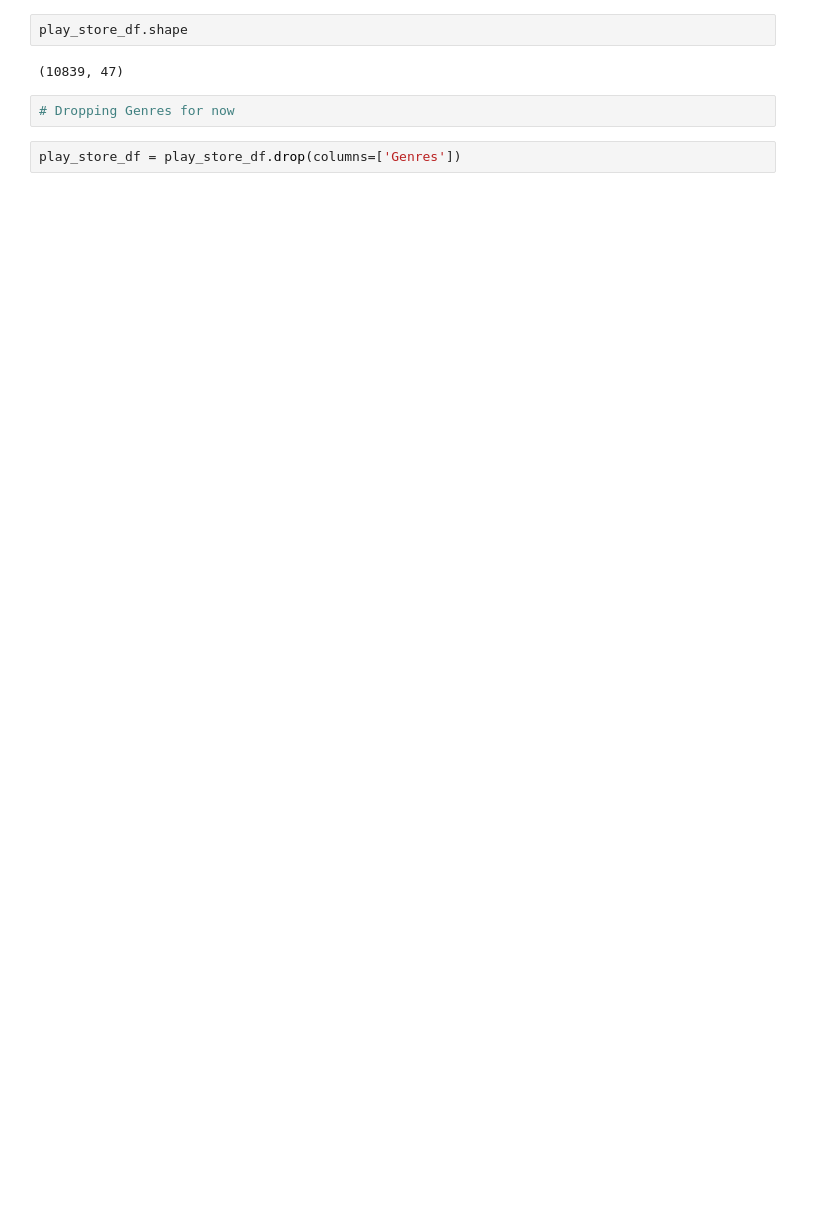
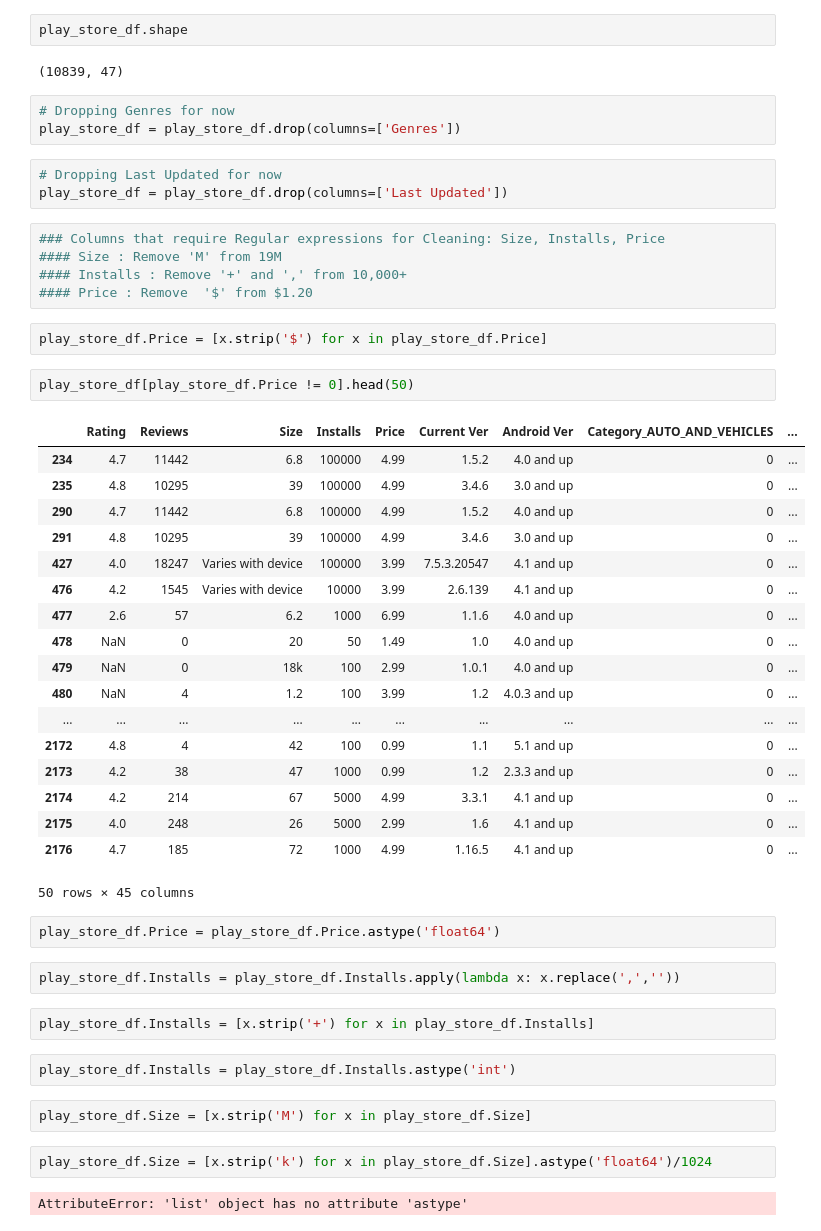
Before and after one commit to bh7781/DataScience, a Jupyter notebook: DataSets/google-play-store-apps/Google_Play_Store_Analysis.ipynb, the cells around one changed output. Cells and saved outputs as stored; diff of their text form; blank space fills up the shorter version.

Commit message:
Google Play store DataSet

```diff
--- a/DataSets/google-play-store-apps/Google_Play_Store_Analysis.ipynb
+++ b/DataSets/google-play-store-apps/Google_Play_Store_Analysis.ipynb
@@ -187,5 +200,49 @@ play_store_df.shape
 (10839, 47)
 # %%
 # Dropping Genres for now
+play_store_df = play_store_df.drop(columns=['Genres'])
-# %%
-play_store_df = play_store_df.drop(columns=['Genres'])
+# %%
+# Dropping Last Updated for now
+play_store_df = play_store_df.drop(columns=['Last Updated'])
+# %%
+### Columns that require Regular expressions for Cleaning: Size, Installs, Price
+#### Size : Remove 'M' from 19M
+#### Installs : Remove '+' and ',' from 10,000+
+#### Price : Remove  '$' from $1.20
+# %%
+play_store_df.Price = [x.strip('$') for x in play_store_df.Price]
+# %%
+play_store_df[play_store_df.Price != 0].head(50)
+# %% [output]
+|  | Rating | Reviews | Size | Installs | Price | Current Ver | Android Ver | Category_AUTO_AND_VEHICLES | ... |
+| 234 | 4.7 | 11442 | 6.8 | 100000 | 4.99 | 1.5.2 | 4.0 and up | 0 | ... |
+| 235 | 4.8 | 10295 | 39 | 100000 | 4.99 | 3.4.6 | 3.0 and up | 0 | ... |
+| 290 | 4.7 | 11442 | 6.8 | 100000 | 4.99 | 1.5.2 | 4.0 and up | 0 | ... |
+| 291 | 4.8 | 10295 | 39 | 100000 | 4.99 | 3.4.6 | 3.0 and up | 0 | ... |
+| 427 | 4.0 | 18247 | Varies with device | 100000 | 3.99 | 7.5.3.20547 | 4.1 and up | 0 | ... |
+| 476 | 4.2 | 1545 | Varies with device | 10000 | 3.99 | 2.6.139 | 4.1 and up | 0 | ... |
+| 477 | 2.6 | 57 | 6.2 | 1000 | 6.99 | 1.1.6 | 4.0 and up | 0 | ... |
+| 478 | NaN | 0 | 20 | 50 | 1.49 | 1.0 | 4.0 and up | 0 | ... |
+| 479 | NaN | 0 | 18k | 100 | 2.99 | 1.0.1 | 4.0 and up | 0 | ... |
+| 480 | NaN | 4 | 1.2 | 100 | 3.99 | 1.2 | 4.0.3 and up | 0 | ... |
+| ... | ... | ... | ... | ... | ... | ... | ... | ... | ... |
+| 2172 | 4.8 | 4 | 42 | 100 | 0.99 | 1.1 | 5.1 and up | 0 | ... |
+| 2173 | 4.2 | 38 | 47 | 1000 | 0.99 | 1.2 | 2.3.3 and up | 0 | ... |
+| 2174 | 4.2 | 214 | 67 | 5000 | 4.99 | 3.3.1 | 4.1 and up | 0 | ... |
+| 2175 | 4.0 | 248 | 26 | 5000 | 2.99 | 1.6 | 4.1 and up | 0 | ... |
+| 2176 | 4.7 | 185 | 72 | 1000 | 4.99 | 1.16.5 | 4.1 and up | 0 | ... |
+50 rows × 45 columns
+# %%
+play_store_df.Price = play_store_df.Price.astype('float64')
+# %%
+play_store_df.Installs = play_store_df.Installs.apply(lambda x: x.replace(',',''))
+# %%
+play_store_df.Installs = [x.strip('+') for x in play_store_df.Installs]
+# %%
+play_store_df.Installs = play_store_df.Installs.astype('int')
+# %%
+play_store_df.Size = [x.strip('M') for x in play_store_df.Size]
+# %%
+play_store_df.Size = [x.strip('k') for x in play_store_df.Size].astype('float64')/1024
+# %% [output]
+AttributeError: 'list' object has no attribute 'astype'
```
Also changed, not shown: parts of 6 cells of this notebook, 2 other files.
